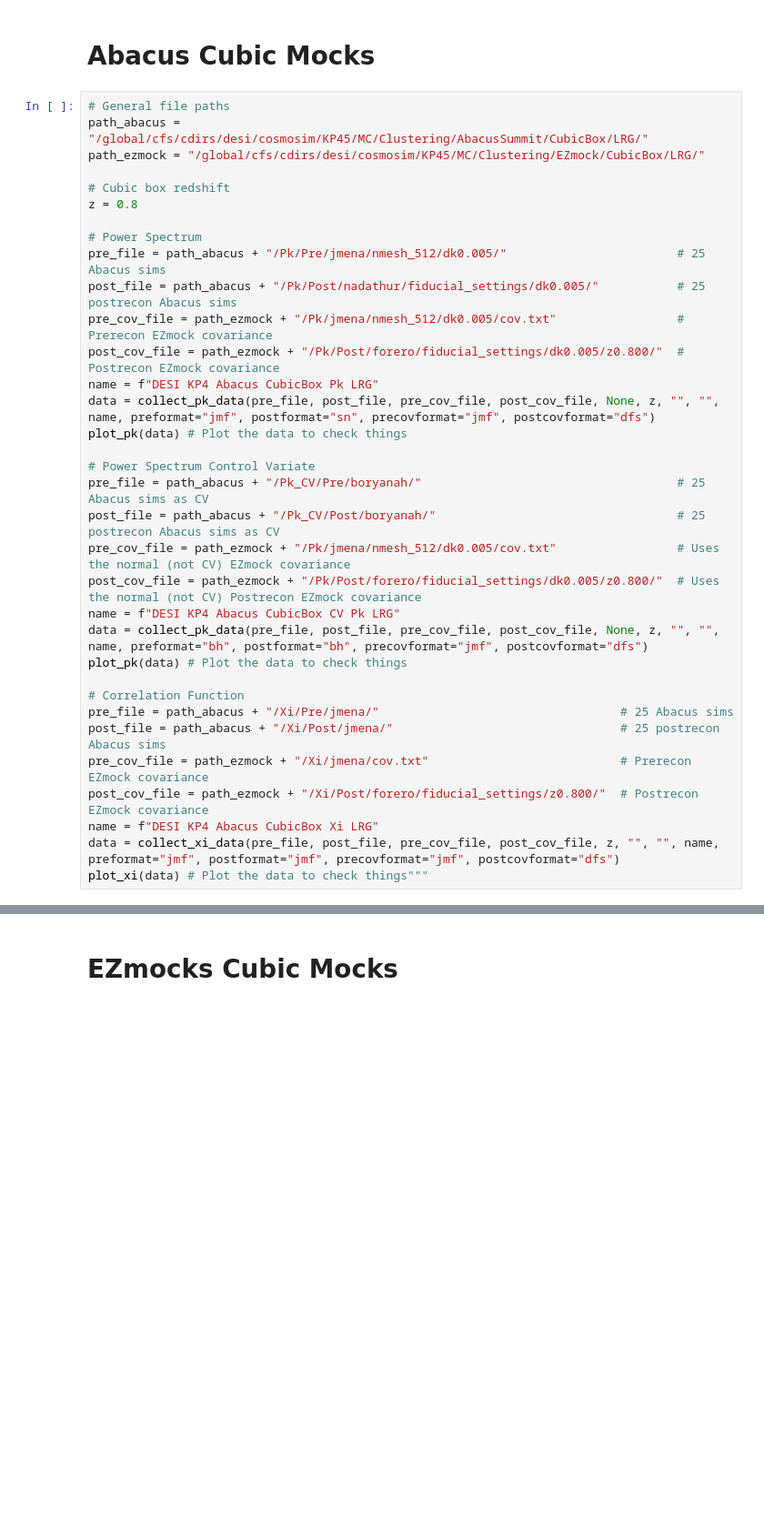
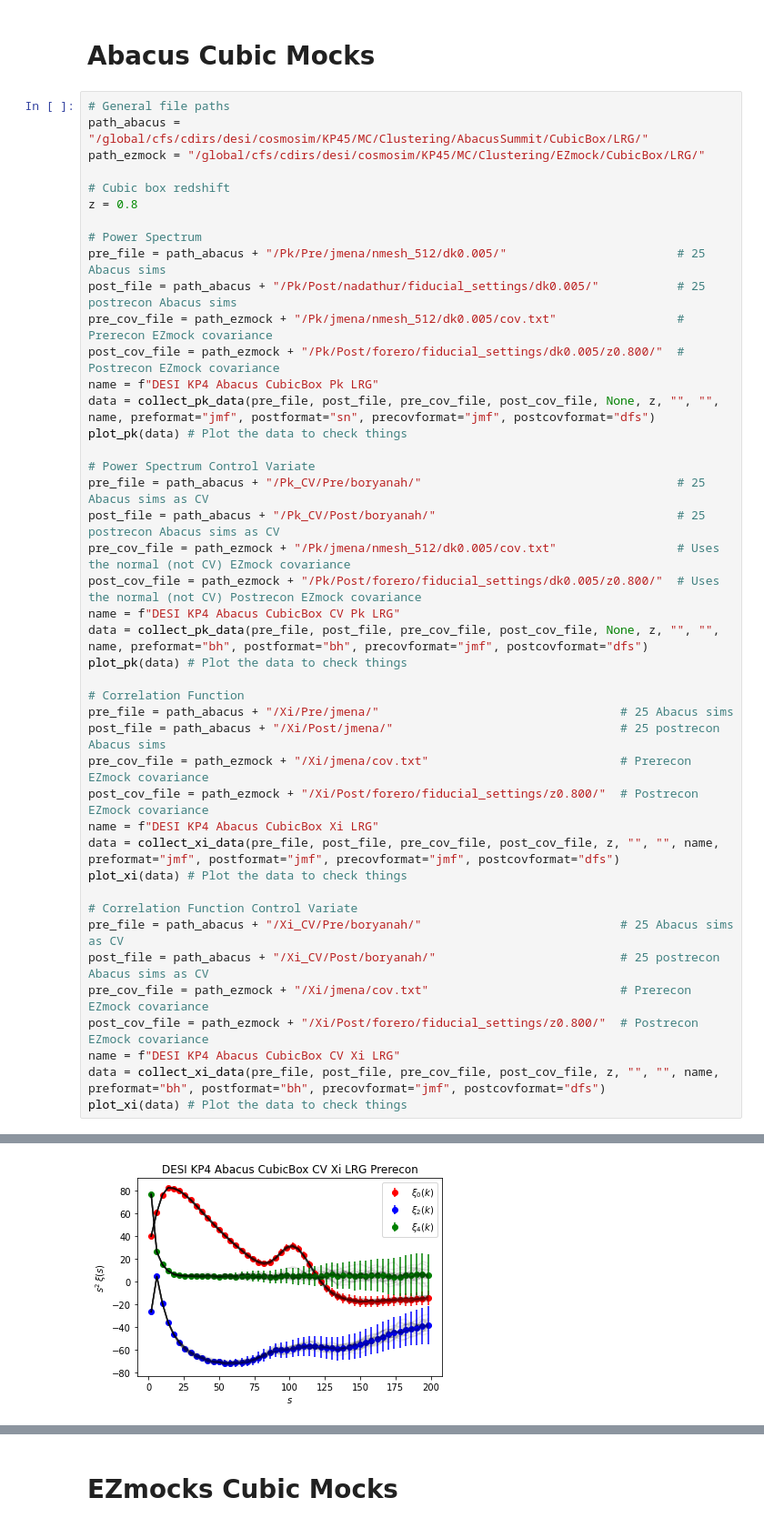
Before and after one commit to cosmodesi/desi-y1-kp45, a Jupyter notebook: barry_config/prepare_data/pickle_desi_kp4_LRG.ipynb, the cells around one changed output, grey strips where cells are left out. Shown at 91% size. Saved outputs shown, nothing was run; the diff lists cells and outputs as text; blank space fills up the shorter version.

```diff
--- a/barry_config/prepare_data/pickle_desi_kp4_LRG.ipynb
+++ b/barry_config/prepare_data/pickle_desi_kp4_LRG.ipynb
@@ -645,31 +682,41 @@ pre_file = path_abacus + "/Pk/Pre/jmena/nmesh_512/dk0.005/"
 post_file = path_abacus + "/Pk/Post/nadathur/fiducial_settings/dk0.005/"           # 25 postrecon Abacus sims
 pre_cov_file = path_ezmock + "/Pk/jmena/nmesh_512/dk0.005/cov.txt"                 # Prerecon EZmock covariance
 post_cov_file = path_ezmock + "/Pk/Post/forero/fiducial_settings/dk0.005/z0.800/"  # Postrecon EZmock covariance
 name = f"DESI KP4 Abacus CubicBox Pk LRG"
 data = collect_pk_data(pre_file, post_file, pre_cov_file, post_cov_file, None, z, "", "", name, preformat="jmf", postformat="sn", precovformat="jmf", postcovformat="dfs")
 plot_pk(data) # Plot the data to check things
 
 # Power Spectrum Control Variate
 pre_file = path_abacus + "/Pk_CV/Pre/boryanah/"                                    # 25 Abacus sims as CV
 post_file = path_abacus + "/Pk_CV/Post/boryanah/"                                  # 25 postrecon Abacus sims as CV
 pre_cov_file = path_ezmock + "/Pk/jmena/nmesh_512/dk0.005/cov.txt"                 # Uses the normal (not CV) EZmock covariance
 post_cov_file = path_ezmock + "/Pk/Post/forero/fiducial_settings/dk0.005/z0.800/"  # Uses the normal (not CV) Postrecon EZmock covariance
 name = f"DESI KP4 Abacus CubicBox CV Pk LRG"
 data = collect_pk_data(pre_file, post_file, pre_cov_file, post_cov_file, None, z, "", "", name, preformat="bh", postformat="bh", precovformat="jmf", postcovformat="dfs")
 plot_pk(data) # Plot the data to check things
 
 # Correlation Function
 pre_file = path_abacus + "/Xi/Pre/jmena/"                                  # 25 Abacus sims
 post_file = path_abacus + "/Xi/Post/jmena/"                                # 25 postrecon Abacus sims
 pre_cov_file = path_ezmock + "/Xi/jmena/cov.txt"                           # Prerecon EZmock covariance
 post_cov_file = path_ezmock + "/Xi/Post/forero/fiducial_settings/z0.800/"  # Postrecon EZmock covariance
 name = f"DESI KP4 Abacus CubicBox Xi LRG"
 data = collect_xi_data(pre_file, post_file, pre_cov_file, post_cov_file, z, "", "", name, preformat="jmf", postformat="jmf", precovformat="jmf", postcovformat="dfs")
-plot_xi(data) # Plot the data to check things"""
+plot_xi(data) # Plot the data to check things
+
+# Correlation Function Control Variate
+pre_file = path_abacus + "/Xi_CV/Pre/boryanah/"                            # 25 Abacus sims as CV
+post_file = path_abacus + "/Xi_CV/Post/boryanah/"                          # 25 postrecon Abacus sims as CV
+pre_cov_file = path_ezmock + "/Xi/jmena/cov.txt"                           # Prerecon EZmock covariance
+post_cov_file = path_ezmock + "/Xi/Post/forero/fiducial_settings/z0.800/"  # Postrecon EZmock covariance
+name = f"DESI KP4 Abacus CubicBox CV Xi LRG"
+data = collect_xi_data(pre_file, post_file, pre_cov_file, post_cov_file, z, "", "", name, preformat="bh", postformat="bh", precovformat="jmf", postcovformat="dfs")
+plot_xi(data) # Plot the data to check things
 # %% [output]
 [figure]
 [figure]
 [figure]
 [figure]
 [figure]
 [figure]
+[figure, added]
```
Also changed, not shown: parts of 3 cells of this notebook, 3 other files.
